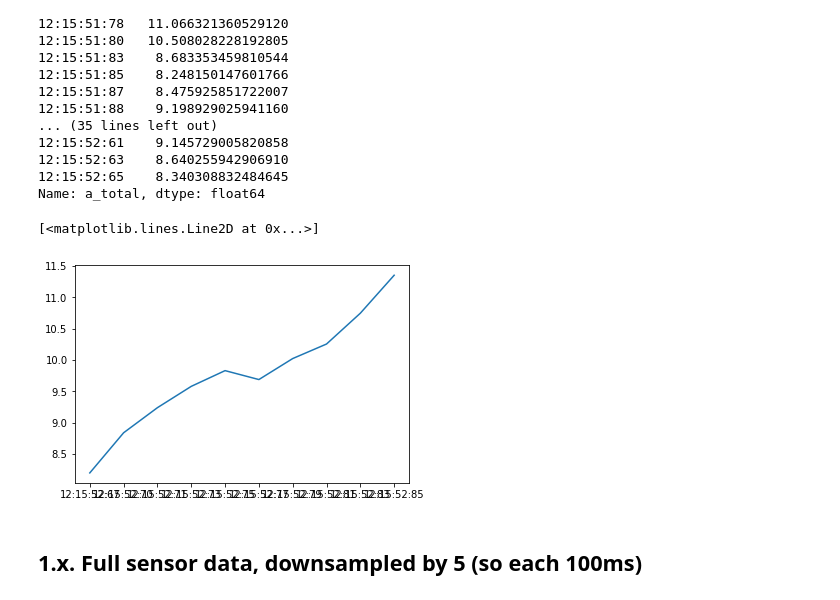
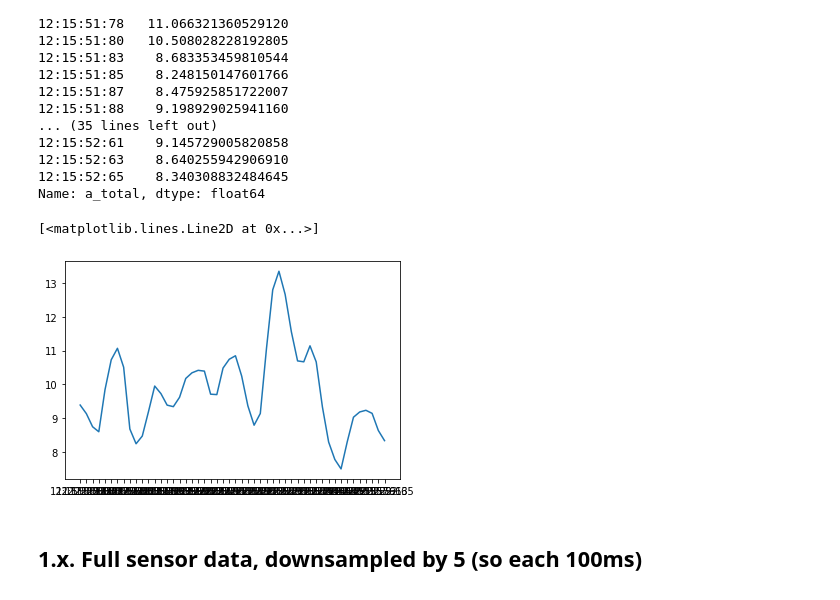
Before and after one commit to enacheandrei7/indoor-localization-dnn-knn-lstm, a Jupyter notebook: pdr_estimation_lstm/Data_vizualization_and_processing_testing.ipynb, the cells around one changed output. Drawn from its saved outputs; the diff is of its cells as text; code cells hidden in the pictures.

```diff
--- a/pdr_estimation_lstm/Data_vizualization_and_processing_testing.ipynb
+++ b/pdr_estimation_lstm/Data_vizualization_and_processing_testing.ipynb
@@ -123,10 +194,10 @@ full_data_no_downsample['a_total'][:50]
 Name: a_total, dtype: float64
 # %%
 # [:100] = first 100 values, so 1 sec (10ms intervals * 100 values)
-plt.plot(full_data_no_downsample['a_total'][50:60])
+plt.plot(full_data_no_downsample['a_total'][:50])
 # %% [output]
 [<matplotlib.lines.Line2D at 0x...>]
-[figure, old version]
+[figure, new version]
 # %% [markdown]
 ## 1.x. Full sensor data, downsampled by 5 (so each 100ms)
 # %%
```
Also changed, not shown: parts of 15 cells of this notebook, 13 other files.
